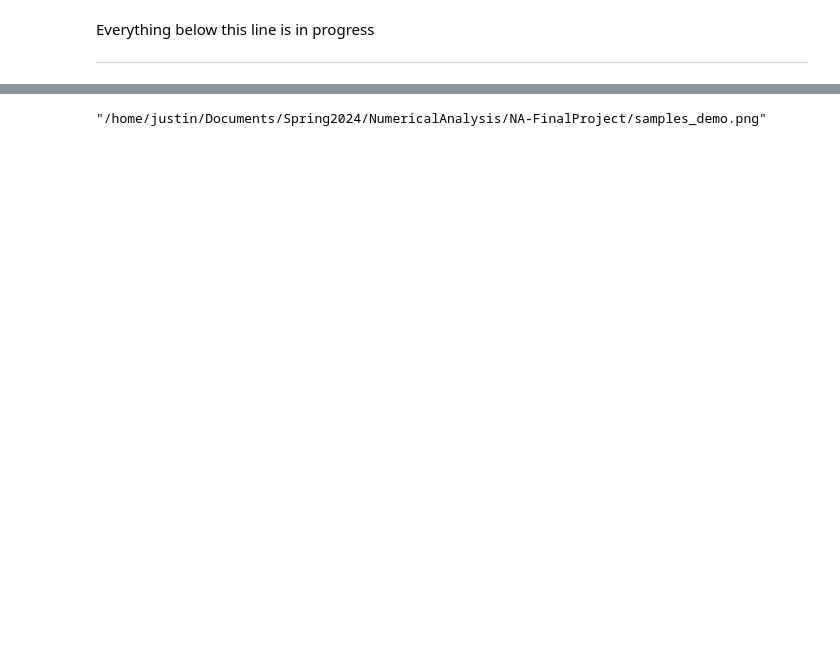
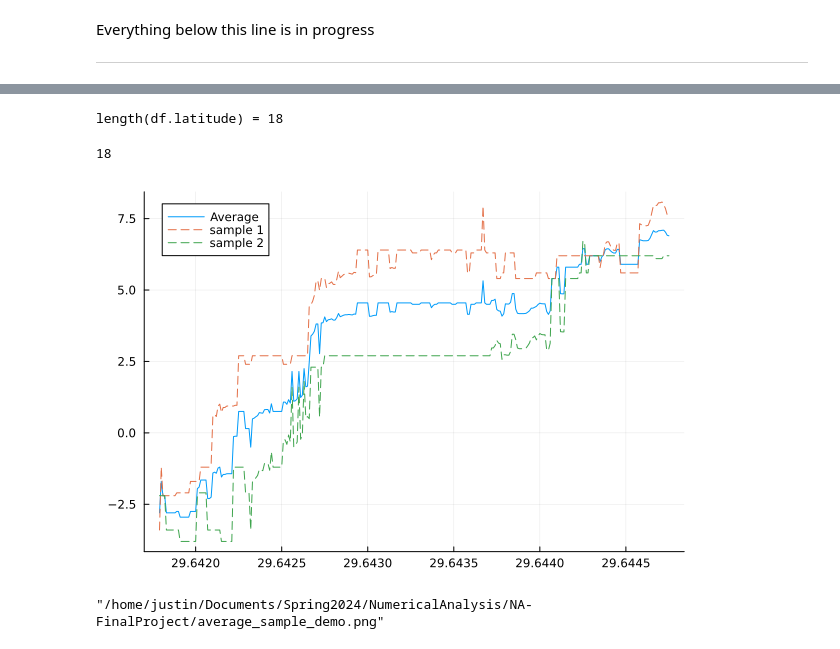
Before and after one commit to Scevitee/NA-FinalProject, a Jupyter notebook: datatools_tester.ipynb, the cells around one changed output, grey strips where cells are left out. Saved outputs shown, nothing was run; the diff lists cells and outputs as text; code cells hidden in the pictures; blank space fills up the shorter version.

```diff
--- a/datatools_tester.ipynb
+++ b/datatools_tester.ipynb
@@ -214,4 +201,24 @@ plt = plot(ndf.latitude, ndf.altitude, group=ndf.sample)
+# %%
+@show length(df.latitude)
+# %% [output]
+length(df.latitude) = 18
+18
+# %%
+sweetwater_dfs = get_folder_dataframes("Sweetwater");
+
+filtered_sw_points = get_filtered_points(sweetwater_dfs);
+
+sw_points = combine_df_vectors(filtered_sw_points)
+
+## alternatively
+sw_points = combine_df_vectors(sweetwater_dfs; already_filtered=false)
+
+plt = plot(sw_points.latitude, sw_points.altitude, label="Average")
+plot!(filtered_sw_points[1].latitude, filtered_sw_points[1].altitude, label="sample 1", ls=:dash)
+plot!(filtered_sw_points[2].latitude, filtered_sw_points[2].altitude, label="sample 2", ls=:dash)
+# %% [output]
+[figure, added]
 # %%
-savefig(plt, "samples_demo.png")
+savefig(plt, "average_sample_demo.png")
 # %% [output]
-"/home/justin/Documents/Spring2024/NumericalAnalysis/NA-FinalProject/samples_demo.png"
+"/home/justin/Documents/Spring2024/NumericalAnalysis/NA-FinalProject/average_sample_demo.png"
```
Also changed, not shown: parts of 10 cells of this notebook, 4 other files.
